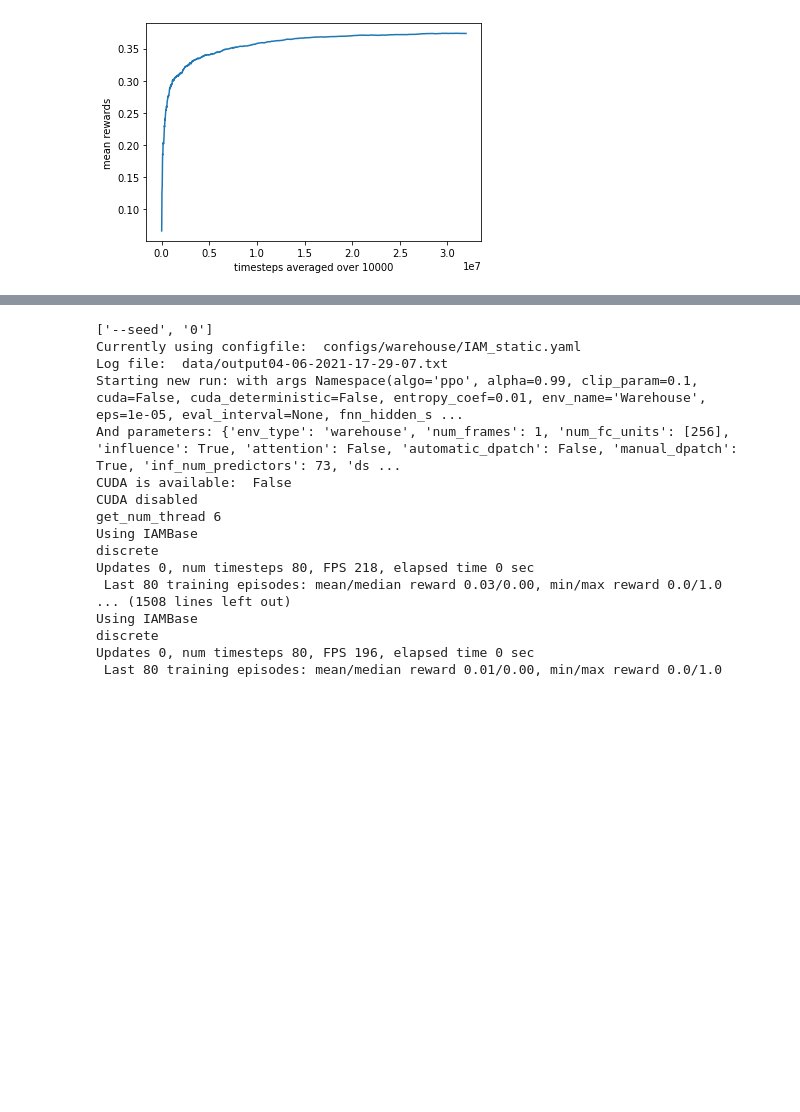
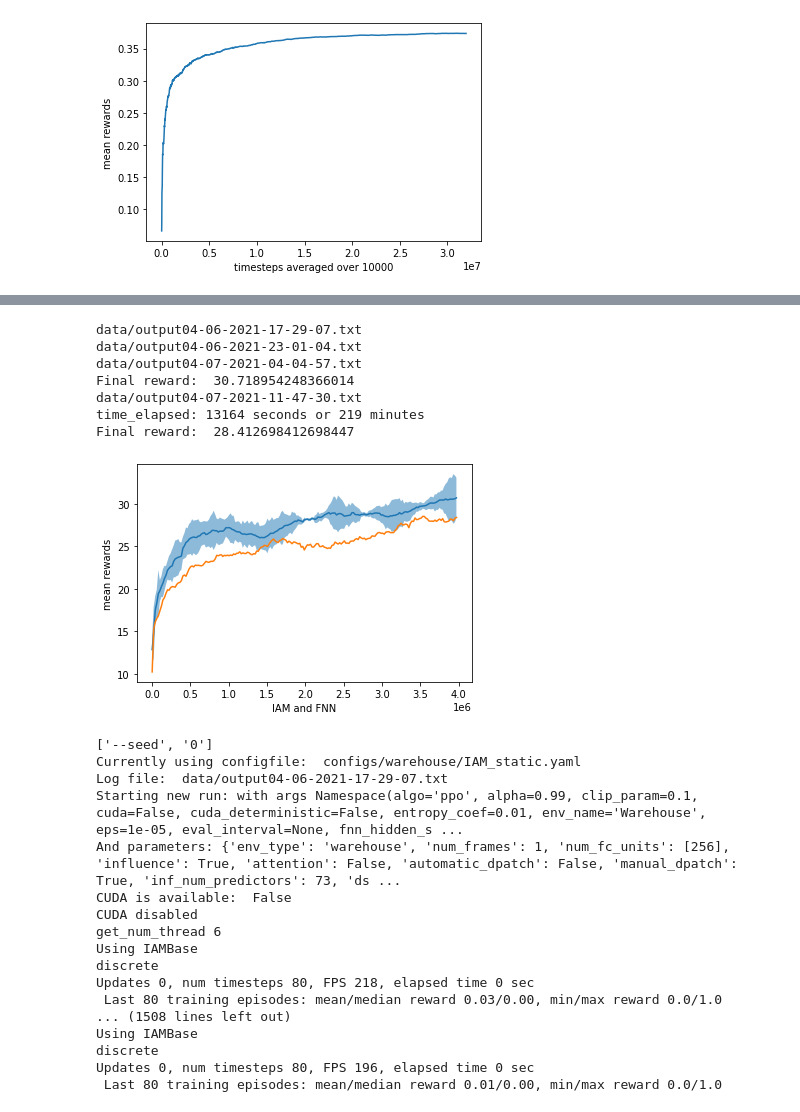
Before and after one commit to gijskoning/Reproducibility_project, a Jupyter notebook: experiments.ipynb, the cells around one changed output, grey strips where cells are left out. Drawn from its saved outputs; the diff is of its cells as text; code cells hidden in the pictures; blank space fills up the shorter version.

```diff
--- a/experiments.ipynb
+++ b/experiments.ipynb
@@ -136,3 +156,19 @@ plot_runs(["output04-06-2021-17-29-07.txt", "output04-06-2021-23-01-04.txt", "ou
+# %%
+# Combine data of IAM and plot:
+average_over_steps = 400000
+plot_runs(["output04-06-2021-17-29-07.txt", "output04-06-2021-23-01-04.txt", "output04-07-2021-04-04-57.txt"],average_over_last_steps=average_over_steps, show=False)
+plot_data("output04-07-2021-11-47-30.txt" ,average_over_last_steps=average_over_steps, show=False)
+plt.xlabel("IAM and FNN")
+plt.show()
+# %% [output]
+data/output04-06-2021-17-29-07.txt
+data/output04-06-2021-23-01-04.txt
+data/output04-07-2021-04-04-57.txt
+Final reward:  30.718954248366014
+data/output04-07-2021-11-47-30.txt
+time_elapsed: 13164 seconds or 219 minutes
+Final reward:  28.412698412698447
+[figure, added]
 # %%
 import torch
 # Gijs: I checked and can have a max of 6 threads. Check your computer by calling this in your regular python console: import torch; torch.get_num_threads()
```
Also changed, not shown: parts of 3 cells of this notebook, 4 other files.
